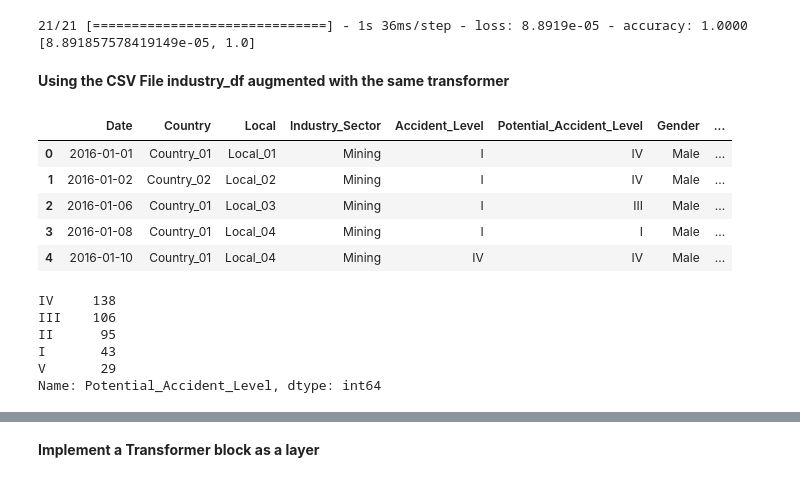
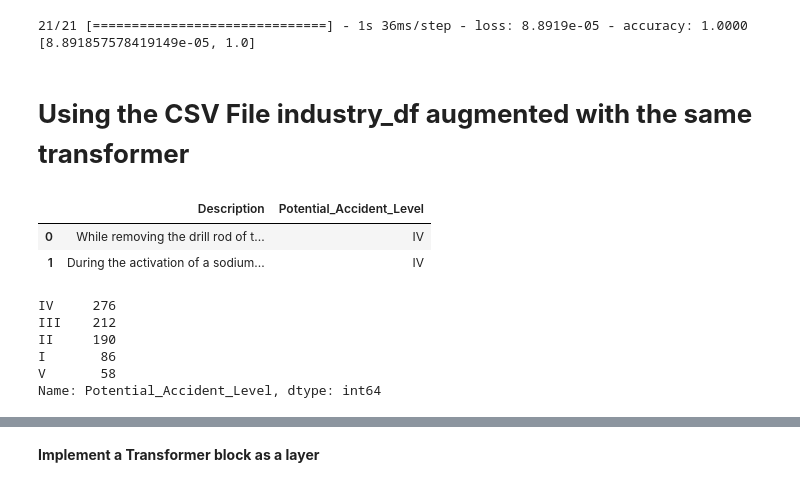
Before and after one commit to shyamsparrow/Jan-G4---NLP-Chatbot, a Jupyter notebook: Simple_Transformer_Capstone_NLP_Chatbot_Jan_A_G4.ipynb, the cells around one changed output, grey strips where cells are left out. Drawn from its saved outputs; the diff is of its cells as text; code cells hidden in the pictures.

Commit message:
Updated the industry_augmented model

```diff
--- a/Simple_Transformer_Capstone_NLP_Chatbot_Jan_A_G4.ipynb
+++ b/Simple_Transformer_Capstone_NLP_Chatbot_Jan_A_G4.ipynb
@@ -882,26 +882,23 @@ print(result)
 21/21 [==============================] - 1s 36ms/step - loss: 8.8919e-05 - accuracy: 1.0000
 [8.891857578419149e-05, 1.0]
 # %% [markdown]
-**Using the CSV File industry_df augmented with the same transformer**
+# **Using the CSV File industry_df augmented with the same transformer**
 # %%
-industry_df_augmented = pd.read_csv('https://raw.githubusercontent.com/shyamsparrow/Jan-G4---NLP-Chatbot/Models/industry_df_with_stopwords.csv')
+industry_df_augmented = pd.read_csv('https://raw.githubusercontent.com/shyamsparrow/Jan-G4---NLP-Chatbot/Models/industry_augmentation.csv')
 # %%
-industry_df_augmented.head()
+industry_df_augmented.head(2)
 # %% [output]
-|  | Date | Country | Local | Industry_Sector | Accident_Level | Potential_Accident_Level | Gender | ... |
-| 0 | 2016-01-01 | Country_01 | Local_01 | Mining | I | IV | Male | ... |
-| 1 | 2016-01-02 | Country_02 | Local_02 | Mining | I | IV | Male | ... |
-| 2 | 2016-01-06 | Country_01 | Local_03 | Mining | I | III | Male | ... |
-| 3 | 2016-01-08 | Country_01 | Local_04 | Mining | I | I | Male | ... |
-| 4 | 2016-01-10 | Country_01 | Local_04 | Mining | IV | IV | Male | ... |
+|  | Description | Potential_Accident_Level |
+| 0 | While removing the drill rod of t... | IV |
+| 1 | During the activation of a sodium... | IV |
 # %%
 industry_df_augmented['Potential_Accident_Level'].value_counts()
 # %% [output]
-IV     138
-III    106
-II      95
-I       43
-V       29
+IV     276
+III    212
+II     190
+I       86
+V       58
 Name: Potential_Accident_Level, dtype: int64
 # %%
 # shuffle the data
```
Also changed, not shown: parts of 24 cells of this notebook.
